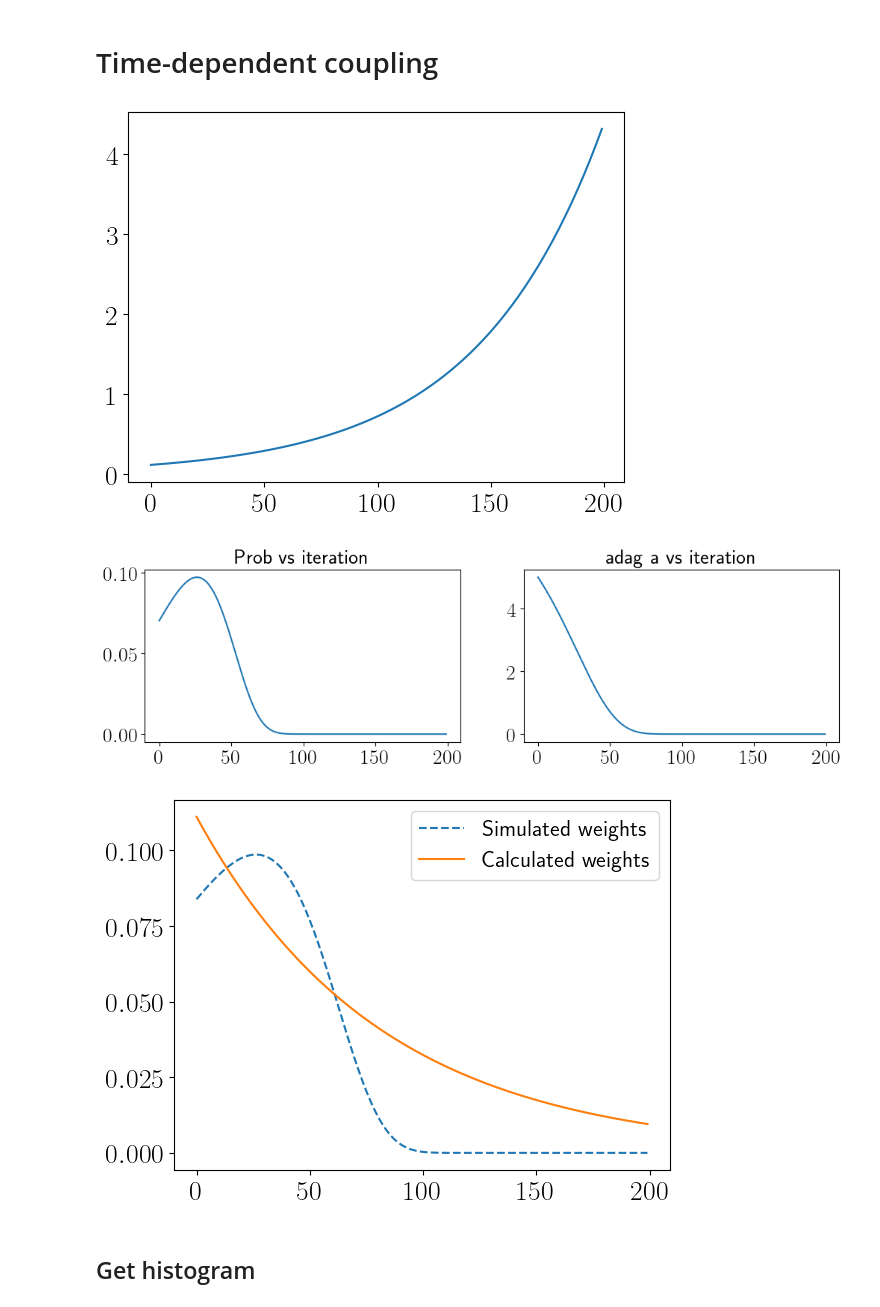
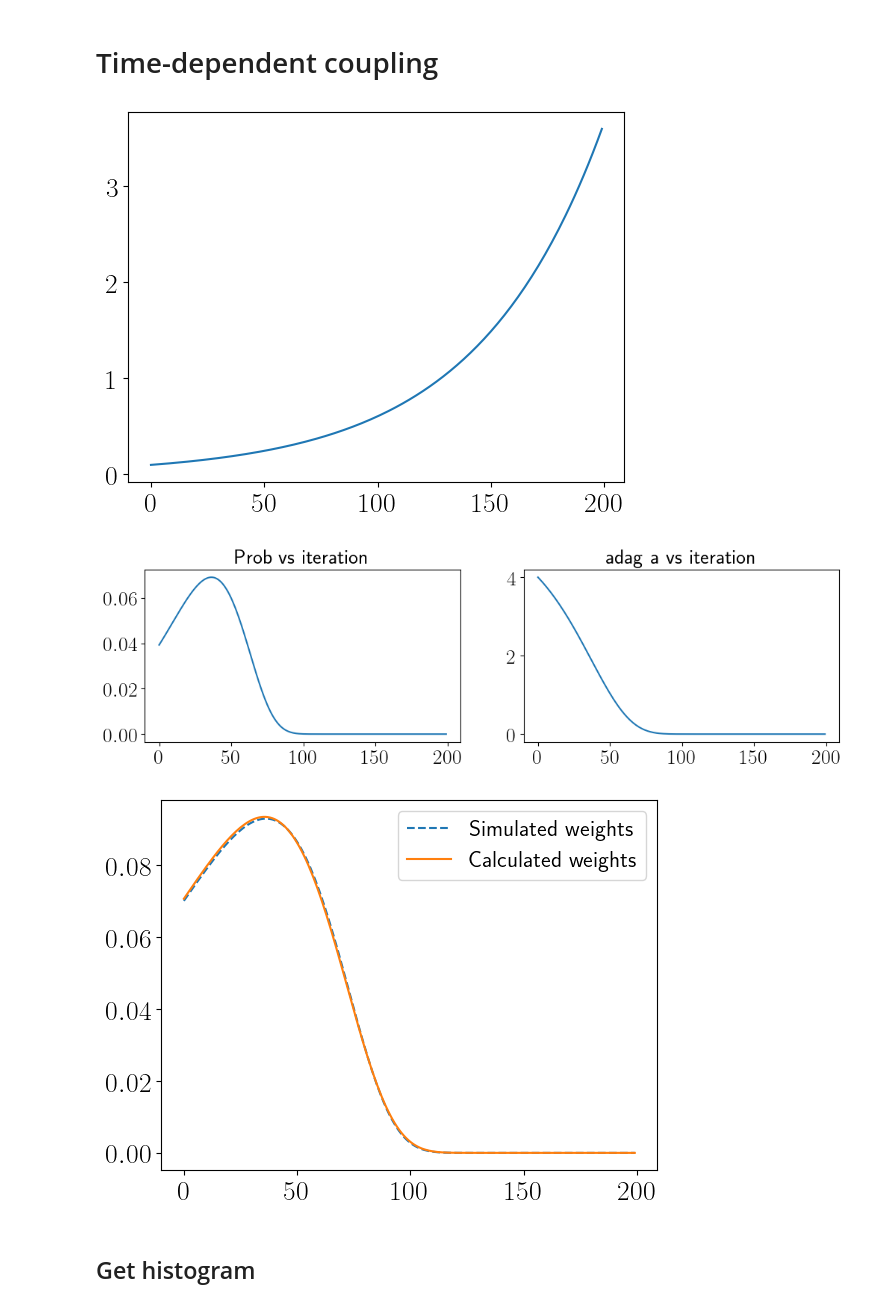
Before and after one commit to ingstra/qubitdyne, a Jupyter notebook: constant_vs_timedep.ipynb, the cells around one changed output. Drawn from its saved outputs; the diff is of its cells as text; code cells hidden in the pictures.

```diff
--- a/constant_vs_timedep.ipynb
+++ b/constant_vs_timedep.ipynb
@@ -245,21 +245,21 @@ plt.plot(x, marginal, 'C1--',linewidth=2)
 # %%
 expspeed=0.06 # pick suitable scaling (will be state dependent)
 
 def g_timedep_exp(step):
-    return 0.12*np.exp(expspeed*step*dt)
+    return 0.1*np.exp(expspeed*step*dt)
 
 speed = 0.05
 def g_timedep_lin(step):
     return (speed*step)**2
 
 g_timedep = g_timedep_exp
 
 g_timedep_list = np.array([g_timedep(i) for i in range(Nmeas)])
 U_ints_timedep = [U_interact(g_timedep_list[i]) for i in range(Nmeas)]
 
 plt.plot(g_timedep_list);
 # %% [output]
-[figure, old version]
+[figure, new version]
 # %%
 # Find weights by solving unconditional ME
 
@@ -294,7 +294,7 @@ axes[1].plot(n_cav_timedep)
 lbl2 = axes[1].set_title("adag a vs iteration")
 plt.show()
 # %% [output]
-[figure, old version]
+[figure, new version]
 # %%
 plt.plot(weights_timedep,'--', label='Simulated weights')
 
@@ -308,7 +308,7 @@ calculated_weights_timedep = np.array([calc_weights(step) for step in range(Nmea
 plt.plot(calculated_weights_timedep, label='Calculated weights')
 plt.legend();
 # %% [output]
-[figure, old version]
+[figure, new version]
 # %% [markdown]
 ## Get histogram
 # %%
```
Also changed, not shown: parts of 10 cells of this notebook.
